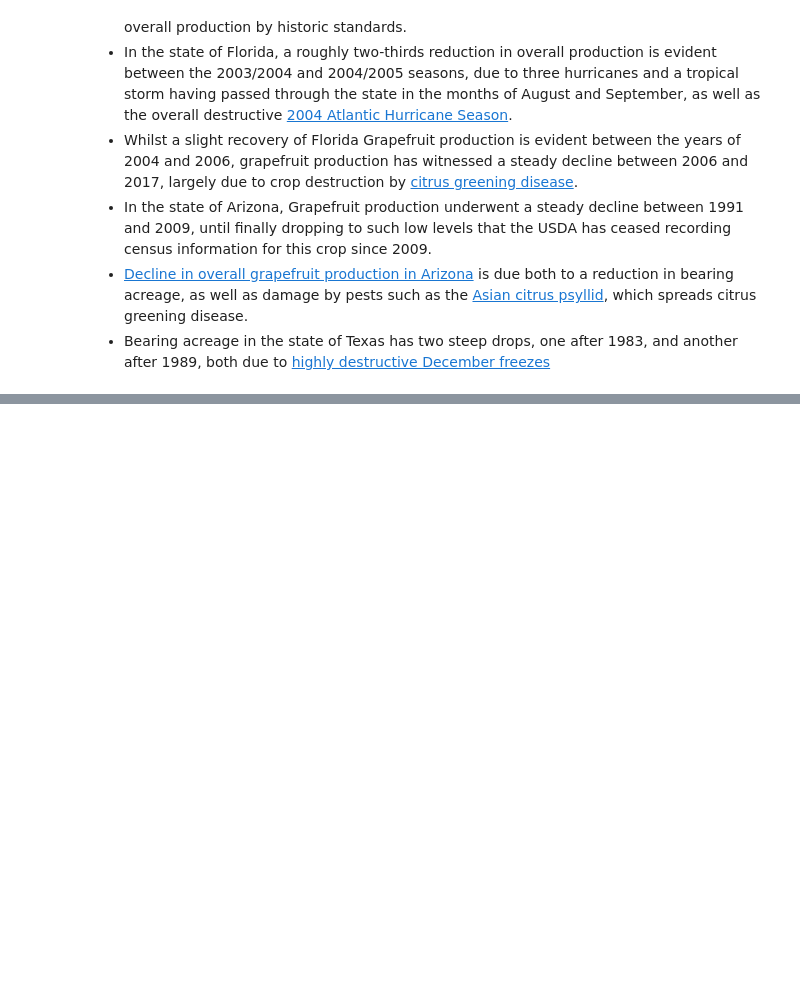
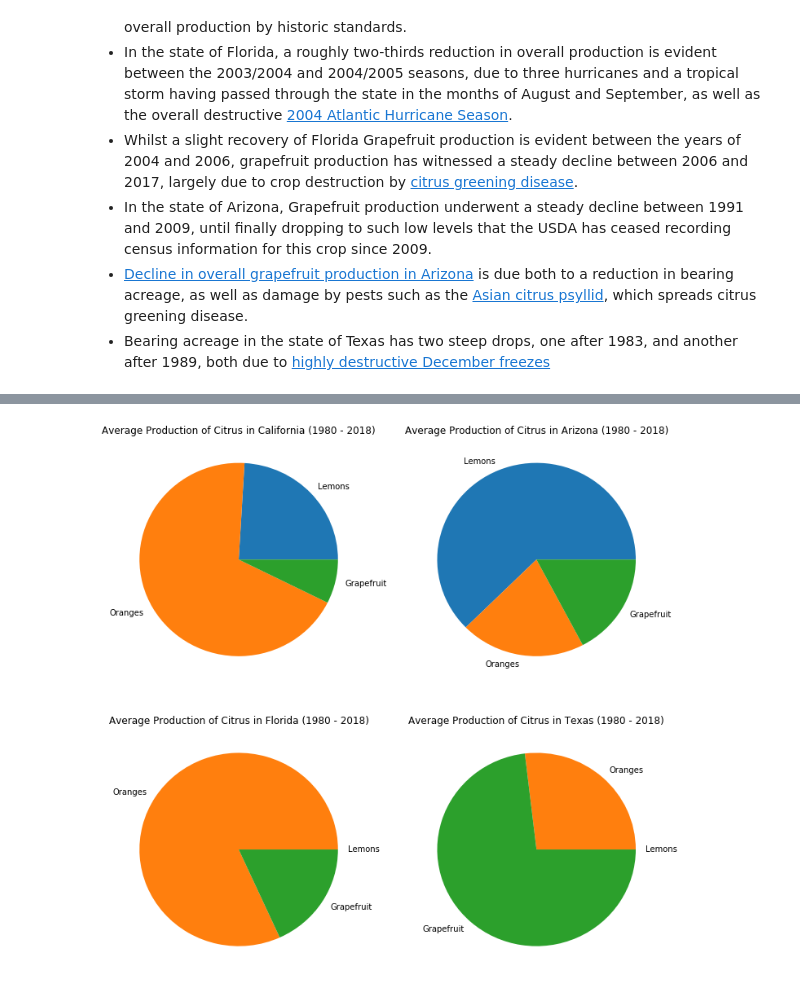
Before and after one commit to teamAwesomeKaraAndTroy/DataScienceFinalProject, a Jupyter notebook: FruitYearbookDataExploration.ipynb, the cells around one changed output, grey strips where cells are left out. Drawn from its saved outputs; the diff is of its cells as text; code cells hidden in the pictures; blank space fills up the shorter version.

Commit message:
Added pie chart plots of average production by state (#2)

```diff
--- a/FruitYearbookDataExploration.ipynb
+++ b/FruitYearbookDataExploration.ipynb
@@ -182,0 +195,40 @@ plot_time_series(cleaned_data_lemons, 'Lemons', YearbookPlotType.PRODUCTION)
+# %%
+# Plot pie charts of average production for each of the major citrus crops, for each state
+
+def average(items):
+
+    if len(items) == 0:
+        return len(items)
+
+    return sum(items) / len(items)
+
+states = ['California', 'Arizona', 'Florida', 'Texas']
+
+curr_subplot = 1
+
+plt.rcParams['figure.figsize'] = (12, 12)
+
+for state in states:
+
+    lemons_data_state = [row for row in cleaned_data_lemons if row[1] == state]
+    oranges_data_state = [row for row in cleaned_data_oranges if row[1] == state]
+    grapefruit_data_state = [row for row in cleaned_data_grapefruit if row[1] == state]
+
+    lemons_production_state = [row[4] for row in lemons_data_state]
+    oranges_production_state = [row[2] * row[3] for row in oranges_data_state]
+    grapefruit_production_state = [row[2] * row[3] for row in grapefruit_data_state]
+
+    avg_lemons_state = average(lemons_production_state)
+    avg_oranges_state = average(oranges_production_state)
+    avg_grapefruit_state = average(grapefruit_production_state)
+
+    xs = [avg_lemons_state, avg_oranges_state, avg_grapefruit_state]
+
+    plt.subplot(2, 2, curr_subplot)
+    plt.pie(xs, labels=["Lemons", "Oranges", "Grapefruit"])
+    curr_subplot += 1
+    plt.title('Average Production of Citrus in ' + state + ' (1980 - 2018)')
+
+plt.show()
+# %% [output]
+[figure, added]
```
Also changed, not shown: parts of 4 cells of this notebook.
